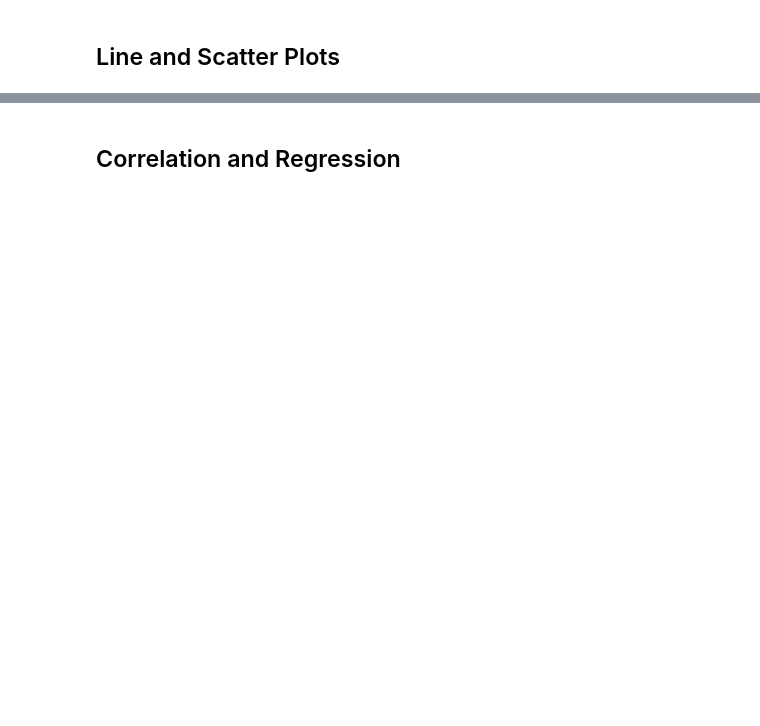
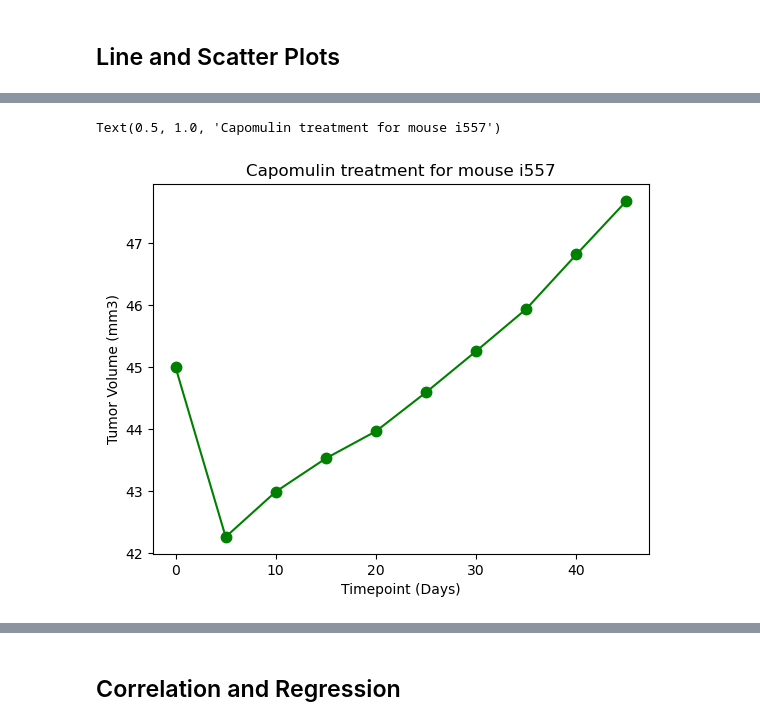
Before and after one commit to FaresKazemi/Matplot.lib_work, a Jupyter notebook: worksheet.ipynb, the cells around one changed output, grey strips where cells are left out. Cells and saved outputs as stored; diff of their text form; code cells hidden in the pictures; blank space fills up the shorter version.

```diff
--- a/worksheet.ipynb
+++ b/worksheet.ipynb
@@ -306,2 +302,5 @@ plt.show()
 # %%
 # Generate a line plot of time point versus tumor volume for a mouse treated with Capomulin
+#table showing only capomulin treatment
+Capomulin_drugs = clean_dupliate_df.loc[clean_dupliate_df["Drug Regimen"] == "Capomulin",:]
+Capomulin_drugs
@@ -307,0 +321,4 @@ plt.show()
+# %%
+#Specific to mouse i557
+Capomulin_drugs_Mi557 = Capomulin_drugs.loc[Capomulin_drugs["Mouse ID"] == "i557",:]
+Capomulin_drugs_Mi557
@@ -307,0 +337,12 @@ plt.show()
+# %%
+#Charting line plot
+x_values = Capomulin_drugs_Mi557["Timepoint"]
+y_values = Capomulin_drugs_Mi557["Tumor Volume (mm3)"]
+
+plt.plot(x_values,y_values,markersize=15,marker=".",color="green")
+plt.xlabel('Timepoint (Days)')
+plt.ylabel('Tumor Volume (mm3)')
+plt.title("Capomulin treatment for mouse i557")
+# %% [output]
+Text(0.5, 1.0, 'Capomulin treatment for mouse i557')
+[figure, added]
```
Also changed, not shown: parts of 17 cells of this notebook.
